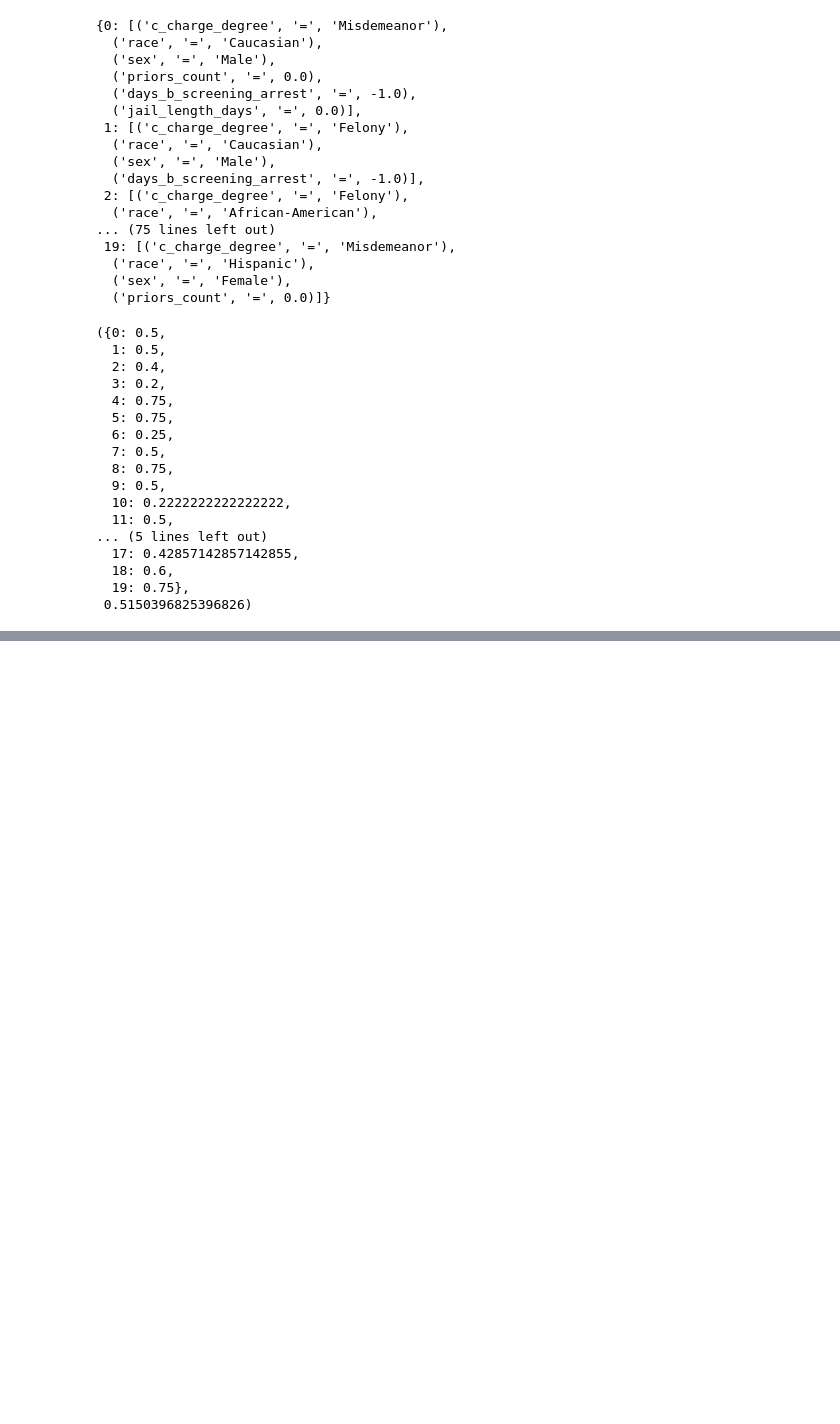
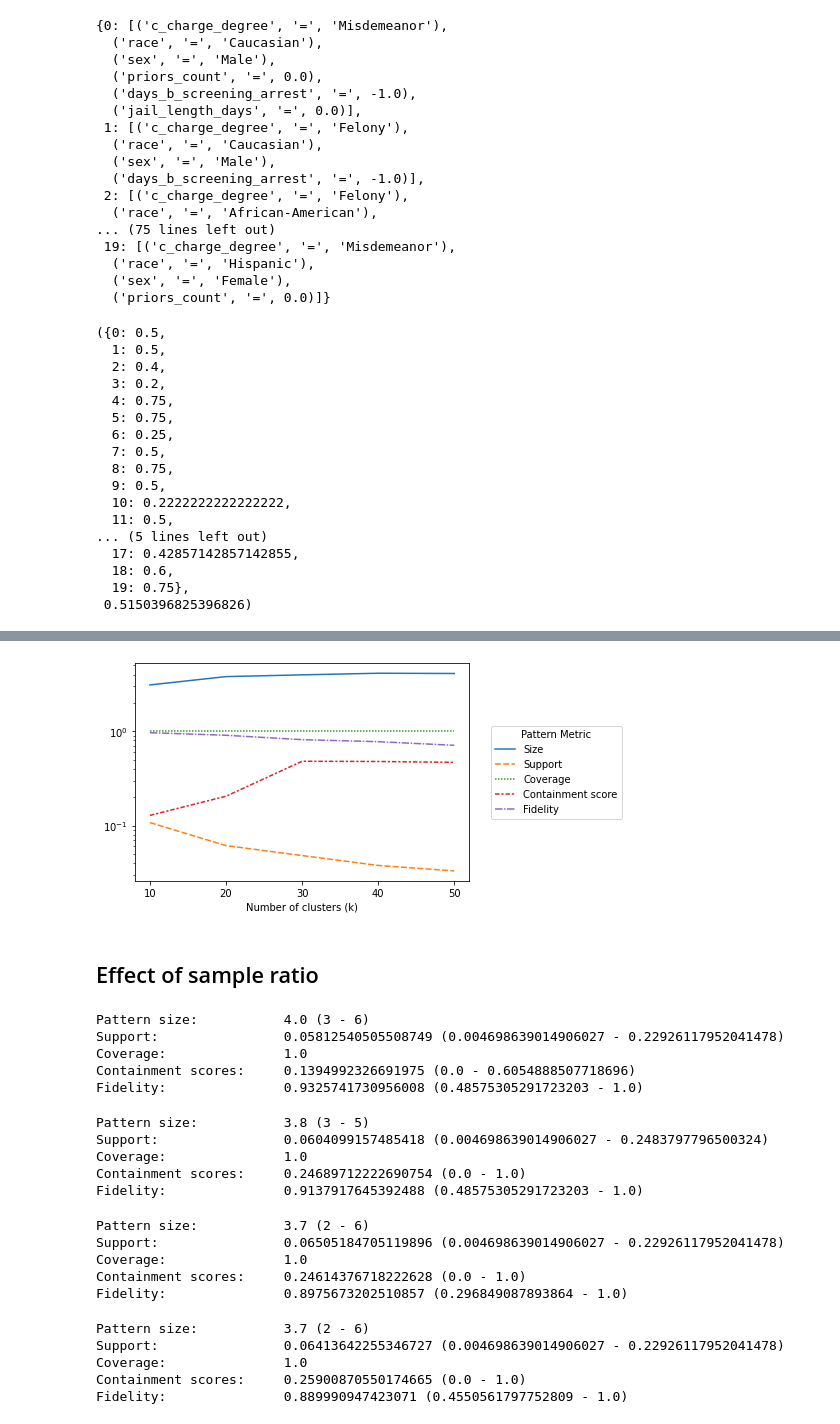
Before and after one commit to jeschaef/ASDF-Dashboard, a Jupyter notebook: notebooks/ClusterExplanation.ipynb, the cells around one changed output, grey strips where cells are left out. Drawn from its saved outputs; the diff is of its cells as text; code cells hidden in the pictures; blank space fills up the shorter version.

```diff
--- a/notebooks/ClusterExplanation.ipynb
+++ b/notebooks/ClusterExplanation.ipynb
@@ -1038,0 +897,21 @@ sdm.cluster_pattern_jaccard(cluster_rules, P), sdm.cluster_pattern_avg_jaccard(c
+# %%
+sizes = [3.1, 3.8, 3.966666666666667, 4.125, 4.1]
+supports = [0.10742060920285157, 0.06125243033052495, 0.048012529704039755, 0.03772278029812054, 0.03300064808813999]
+coverages = [1,1,1,1,1]
+containments = [0.12805437298589745, 0.20454127252282145, 0.48045483709479553, 0.4779993863942532, 0.46782348290402626]
+fidelities = [0.9654982817869415, 0.906626982327146, 0.8145276316821772, 0.7748987406294074, 0.7094345025847265]
+
+plot_data_k = pd.DataFrame(data=np.array([sizes, supports, coverages, containments, fidelities]).T,
+                                     columns=['Size', 'Support', 'Coverage', 'Containment score', 'Fidelity'],
+                                     index=[10,20,30,40,50])
+
+ax = sb.lineplot(data=plot_data_k).axes
+ax.set_xticks(plot_data_k.index)
+ax.set_xlabel('Number of clusters (k)')
+ax.legend(title='Pattern Metric', loc='center left', bbox_to_anchor=(1.05, 0.5))
+ax.set_yscale('log')
+plt.savefig('notebooks/effect_k.pdf', bbox_inches='tight')
+# %% [output]
+[figure, added]
+# %% [markdown]
+## Effect of sample ratio
@@ -1038,0 +921,40 @@ sdm.cluster_pattern_jaccard(cluster_rules, P), sdm.cluster_pattern_avg_jaccard(c
+# %%
+cluster_shap = sdc.explain_clustering_shap(kmeans, compasX, sample_frac=0.01, min_sample_size=5)
+cluster_rules = sdc.patterns_from_cluster_shap(cluster_shap, compas, compasX, labels)
+sdm.print_pattern_metrics(cluster_rules, compas, labels)
+# %% [output]
+Pattern size:           4.0 (3 - 6)
+Support:                0.05812540505508749 (0.004698639014906027 - 0.22926117952041478)
+Coverage:               1.0
+Containment scores:     0.1394992326691975 (0.0 - 0.6054888507718696)
+Fidelity:               0.9325741730956008 (0.48575305291723203 - 1.0)
+# %%
+cluster_shap = sdc.explain_clustering_shap(kmeans, compasX, sample_frac=0.1, min_sample_size=5)
+cluster_rules = sdc.patterns_from_cluster_shap(cluster_shap, compas, compasX, labels)
+sdm.print_pattern_metrics(cluster_rules, compas, labels)
+# %% [output]
+Pattern size:           3.8 (3 - 5)
+Support:                0.0604099157485418 (0.004698639014906027 - 0.2483797796500324)
+Coverage:               1.0
+Containment scores:     0.24689712222690754 (0.0 - 1.0)
+Fidelity:               0.9137917645392488 (0.48575305291723203 - 1.0)
+# %%
+cluster_shap = sdc.explain_clustering_shap(kmeans, compasX, sample_frac=0.2, min_sample_size=5)
+cluster_rules = sdc.patterns_from_cluster_shap(cluster_shap, compas, compasX, labels)
+sdm.print_pattern_metrics(cluster_rules, compas, labels)
+# %% [output]
+Pattern size:           3.7 (2 - 6)
+Support:                0.06505184705119896 (0.004698639014906027 - 0.22926117952041478)
+Coverage:               1.0
+Containment scores:     0.24614376718222628 (0.0 - 1.0)
+Fidelity:               0.8975673202510857 (0.296849087893864 - 1.0)
+# %%
+cluster_shap = sdc.explain_clustering_shap(kmeans, compasX, sample_frac=0.4, min_sample_size=5)
+cluster_rules = sdc.patterns_from_cluster_shap(cluster_shap, compas, compasX, labels)
+sdm.print_pattern_metrics(cluster_rules, compas, labels)
+# %% [output]
+Pattern size:           3.7 (2 - 6)
+Support:                0.06413642255346727 (0.004698639014906027 - 0.22926117952041478)
+Coverage:               1.0
+Containment scores:     0.25900870550174665 (0.0 - 1.0)
+Fidelity:               0.889990947423071 (0.4550561797752809 - 1.0)
```
Also changed, not shown: parts of 128 cells of this notebook, 1 other file.
